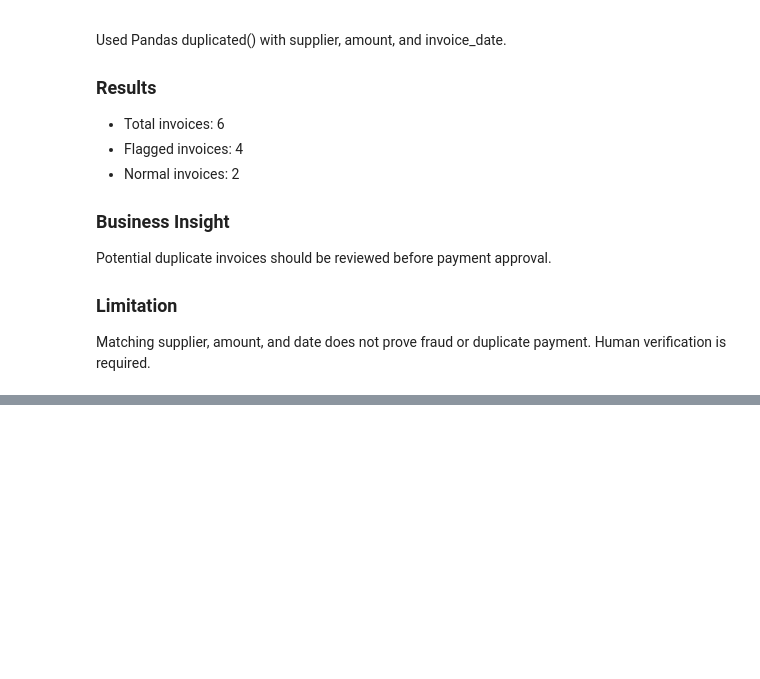
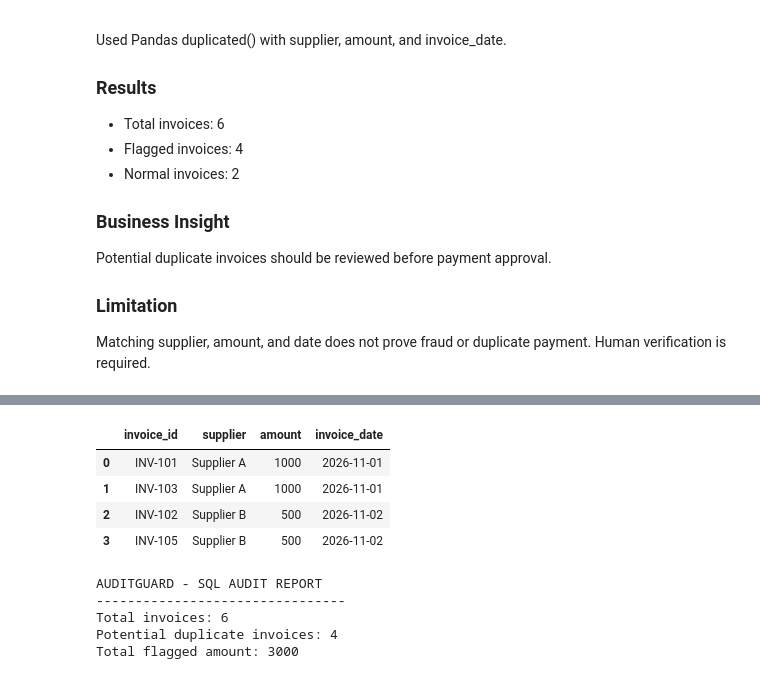
Before and after one commit to Bilal-data/AuditGuard, a Jupyter notebook: AuditGuard.ipynb, the cells around one changed output, grey strips where cells are left out. Saved outputs shown, nothing was run; the diff lists cells and outputs as text; code cells hidden in the pictures; blank space fills up the shorter version.

```diff
--- a/AuditGuard.ipynb
+++ b/AuditGuard.ipynb
@@ -175,0 +323,63 @@ Human verification is required.
+# %%
+
+suspicious_invoices = con.execute("""
+    WITH duplicate_groups AS (
+            SELECT
+                supplier,
+                amount,
+                invoice_date
+            FROM invoices
+
+            GROUP BY
+               supplier,
+               amount,
+               invoice_date
+            HAVING COUNT(*) > 1
+    )
+
+            SELECT
+                                                                                                                            i.invoice_id,
+                                                                                                                                    i.supplier,
+                                                                                                                                            i.amount,
+                                                                                                                                                    i.invoice_date
+
+                                                                                                                                                        FROM invoices AS i
+
+                                                                                                                                                            INNER JOIN duplicate_groups AS d
+                                                                                                                                                                    ON i.supplier = d.supplier
+                                                                                                                                                                            AND i.amount = d.amount
+                                                                                                                                       AND i.invoice_date = d.invoice_date
+
+                                                                                                                                             ORDER BY
+                                                                                                                                                    i.supplier,
+                                                                                                                                                     i.invoice_date
+                                                                                                                                                                  """).df()
+display(suspicious_invoices)
+# %% [output]
+|  | invoice_id | supplier | amount | invoice_date |
+| 0 | INV-101 | Supplier A | 1000 | 2026-11-01 |
+| 1 | INV-103 | Supplier A | 1000 | 2026-11-01 |
+| 2 | INV-102 | Supplier B | 500 | 2026-11-02 |
+| 3 | INV-105 | Supplier B | 500 | 2026-11-02 |
+# %%
+
+print("AUDITGUARD - SQL AUDIT REPORT")
+print("--------------------------------")
+
+print("Total invoices:", len(df))
+
+print(
+    "Potential duplicate invoices:",
+        len(suspicious_invoices)
+        )
+
+print(
+      "Total flagged amount:",
+      suspicious_invoices["amount"].sum()
+    )
+# %% [output]
+AUDITGUARD - SQL AUDIT REPORT
+--------------------------------
+Total invoices: 6
+Potential duplicate invoices: 4
+Total flagged amount: 3000
```
Also changed, not shown: parts of 10 cells of this notebook.
